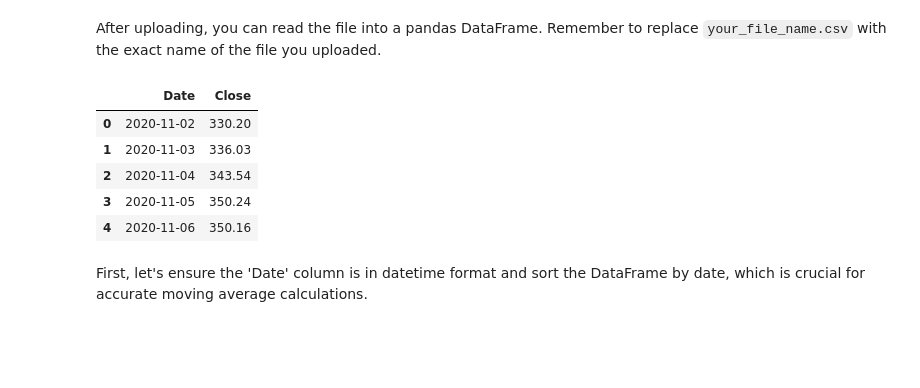
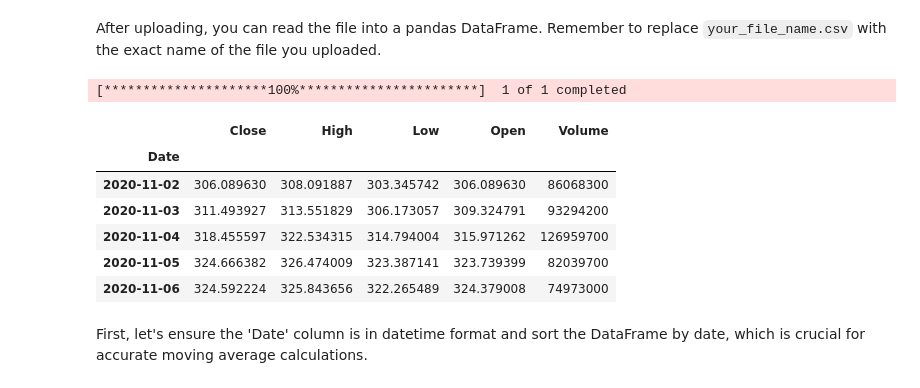
Before and after one commit to rgulamali/AIMAppForAPI, a Jupyter notebook: ReadCSVCalMA.ipynb, the cells around one changed output. Saved outputs shown, nothing was run; the diff lists cells and outputs as text; code cells hidden in the pictures; blank space fills up the shorter version.

```diff
--- a/ReadCSVCalMA.ipynb
+++ b/ReadCSVCalMA.ipynb
@@ -18,20 +3,42 @@ User uploaded file "SPY_close_price_5Y (1).csv" with length 23739 bytes
 # %% [markdown]
 After uploading, you can read the file into a pandas DataFrame. Remember to replace `your_file_name.csv` with the exact name of the file you uploaded.
-# %%
-import pandas as pd
-
-# Replace 'your_file_name.csv' with the actual name of your uploaded CSV file
-df = pd.read_csv('SPY_close_price_5Y.csv')
-
-# Display the first 5 rows of the DataFrame
-display(df.head())
-# %% [output]
-|  | Date | Close |
-| 0 | 2020-11-02 | 330.20 |
-| 1 | 2020-11-03 | 336.03 |
-| 2 | 2020-11-04 | 343.54 |
-| 3 | 2020-11-05 | 350.24 |
-| 4 | 2020-11-06 | 350.16 |
+# %%
+import yfinance as yf
+import plotly.graph_objs as go
+import pandas as pd # Added pandas import
+
+stock_name = "SPY"
+#stock_name = "AAPL"
+
+# Define the custom start date for data retrieval
+start_date = "2020-11-02"
+
+# Changed interval to '1d' for historical data beyond 60 days
+delta_t = '1d'
+
+df = yf.download(
+    tickers=stock_name,
+    start=start_date, # Use the custom start date
+    # Removed 'end' parameter to fetch data up to the current date
+    interval=delta_t
+)
+
+# Flatten multi-level column names if they exist from yfinance download
+if isinstance(df.columns, pd.MultiIndex):
+    df.columns = df.columns.droplevel(1) # Drop the ticker symbol level
+    df.columns.name = None # Remove the name of the remaining level (e.g., 'Price')
+
+# Display the first few rows to confirm structure
+display(df.head())
+# %% [output]
+[*********************100%***********************]  1 of 1 completed
+|  | Close | High | Low | Open | Volume |
+| Date |  |  |  |  |  |
+| 2020-11-02 | 306.089630 | 308.091887 | 303.345742 | 306.089630 | 86068300 |
+| 2020-11-03 | 311.493927 | 313.551829 | 306.173057 | 309.324791 | 93294200 |
+| 2020-11-04 | 318.455597 | 322.534315 | 314.794004 | 315.971262 | 126959700 |
+| 2020-11-05 | 324.666382 | 326.474009 | 323.387141 | 323.739399 | 82039700 |
+| 2020-11-06 | 324.592224 | 325.843656 | 322.265489 | 324.379008 | 74973000 |
 # %% [markdown]
 First, let's ensure the 'Date' column is in datetime format and sort the DataFrame by date, which is crucial for accurate moving average calculations.
 # %%
```
Also changed, not shown: parts of 5 cells of this notebook.
